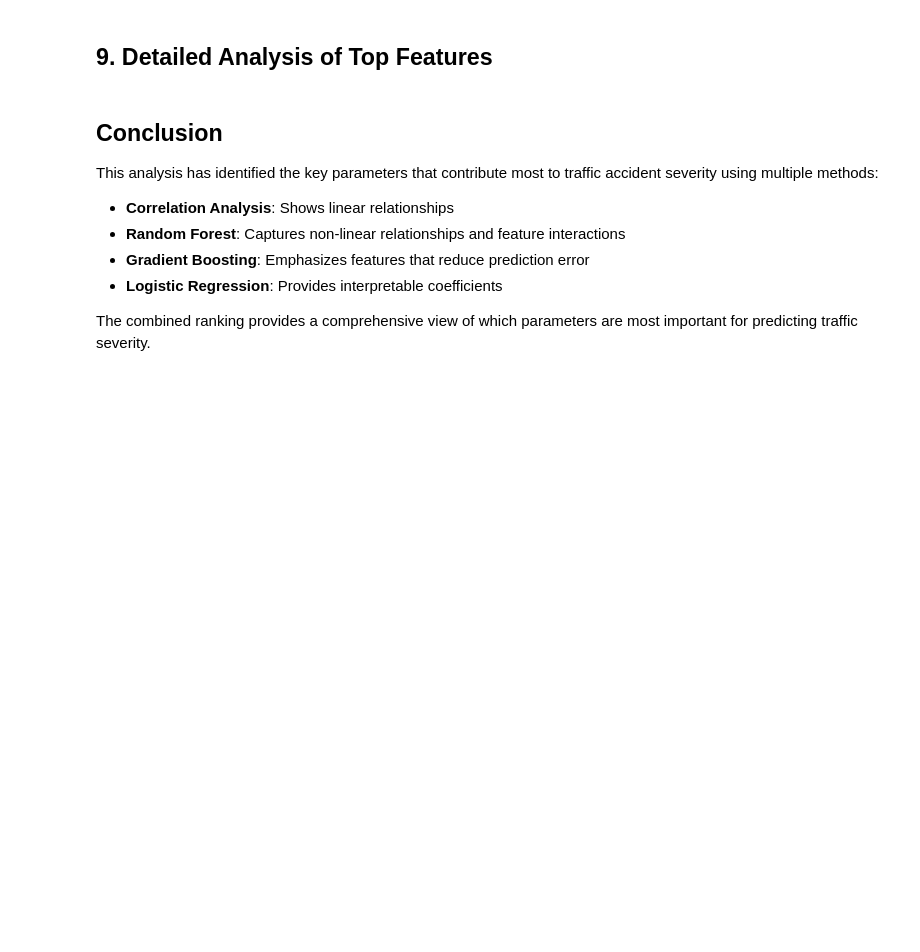
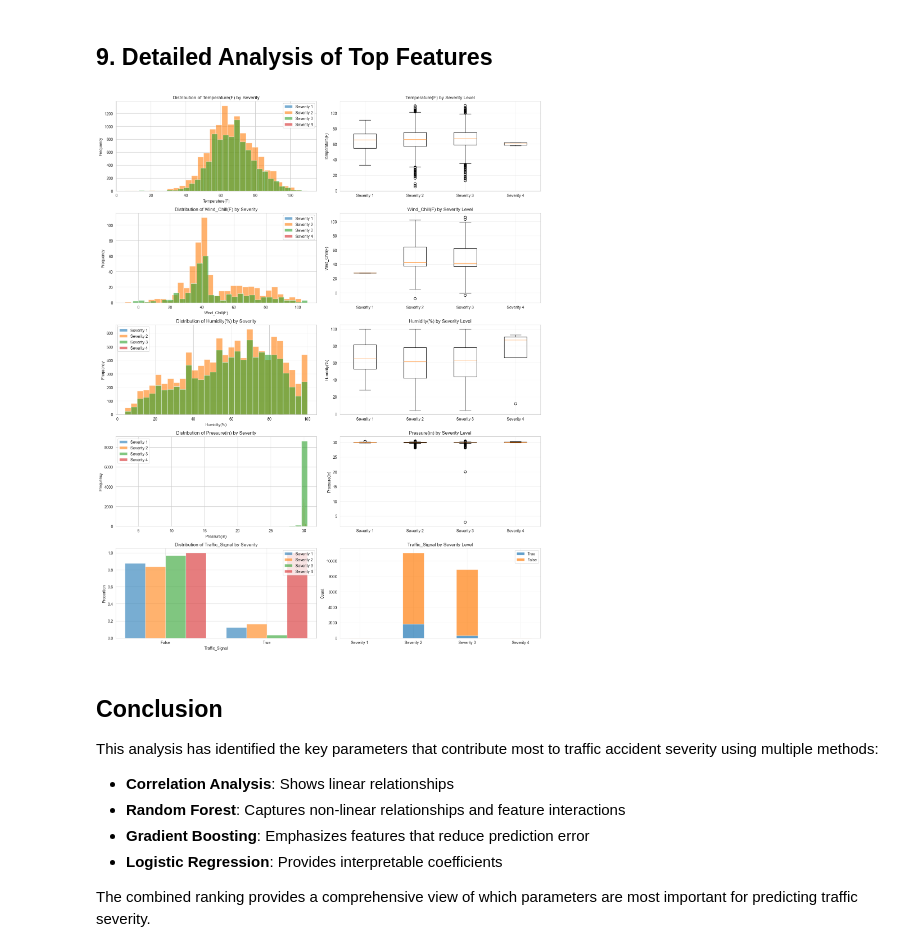
Before and after one commit to Domistreng/Ds410-Project, a Jupyter notebook: notebooks/feature_importance_analysis.ipynb, the cells around one changed output. Cells and saved outputs as stored; diff of their text form; code cells hidden in the pictures; blank space fills up the shorter version.

```diff
--- a/notebooks/feature_importance_analysis.ipynb
+++ b/notebooks/feature_importance_analysis.ipynb
@@ -678,37 +904,79 @@ print("=" * 80)
 # %%
 # Analyze top 5 features in detail
 top_5_features = combined_importance.head(5)['feature'].tolist()
 
 fig, axes = plt.subplots(len(top_5_features), 2, figsize=(16, 4*len(top_5_features)))
 
 for idx, feature in enumerate(top_5_features):
+    # Check if feature is binary/boolean
+    unique_vals = df[feature].dropna().unique()
+    is_binary = len(unique_vals) <= 2 or df[feature].dtype == 'bool'
+
     # Distribution by severity
-    for severity in sorted(df['Severity'].unique()):
-        severity_data = df[df['Severity'] == severity][feature].dropna()
-        axes[idx, 0].hist(severity_data, alpha=0.6, label=f'Severity {severity}', bins=30)
+    if is_binary:
+        # For binary features, use bar plots instead of histograms
+        x_pos = np.arange(len(unique_vals))
+        width = 0.2
+        severity_levels = sorted(df['Severity'].unique())
+
+        for i, severity in enumerate(severity_levels):
+            severity_data = df[df['Severity'] == severity][feature].value_counts(normalize=True, sort=False)
+            axes[idx, 0].bar(x_pos + i*width, severity_data.values, width,
+                           alpha=0.6, label=f'Severity {severity}')
+
+        axes[idx, 0].set_xticks(x_pos + width*1.5)
+        axes[idx, 0].set_xticklabels(['False', 'True'] if df[feature].dtype == 'bool' else unique_vals)
+        axes[idx, 0].set_ylabel('Proportion')
+    else:
+        # For numeric features, use histograms
+        for severity in sorted(df['Severity'].unique()):
+            severity_data = df[df['Severity'] == severity][feature].dropna()
+            axes[idx, 0].hist(severity_data, alpha=0.6, label=f'Severity {severity}', bins=30)
+        axes[idx, 0].set_ylabel('Frequency')
+
     axes[idx, 0].set_xlabel(feature)
-    axes[idx, 0].set_ylabel('Frequency')
     axes[idx, 0].set_title(f'Distribution of {feature} by Severity')
     axes[idx, 0].legend()
 
-    # Box plot
-    severity_list = []
-    feature_list = []
-    for severity in sorted(df['Severity'].unique()):
-        severity_data = df[df['Severity'] == severity][feature].dropna()
-        severity_list.extend([severity] * len(severity_data))
-        feature_list.extend(severity_data.tolist())
+    # Box plot or count plot depending on feature type
+    if is_binary:
+        # For binary features, show counts instead of box plot
+        severity_levels = sorted(df['Severity'].unique())
+        x_pos = np.arange(len(severity_levels))
 
-    severity_df = pd.DataFrame({'Severity': severity_list, feature: feature_list})
-    axes[idx, 1].boxplot([severity_df[severity_df['Severity'] == s][feature].dropna()
-                          for s in sorted(df['Severity'].unique())],
-                         labels=[f'Severity {s}' for s in sorted(df['Severity'].unique())])
-    axes[idx, 1].set_ylabel(feature)
+        true_counts = [df[(df['Severity'] == s) & (df[feature] == True)].shape[0]
+                      for s in severity_levels]
+        false_counts = [df[(df['Severity'] == s) & (df[feature] == False)].shape[0]
+                       for s in severity_levels]
+
+        axes[idx, 1].bar(x_pos, true_counts, width=0.4, alpha=0.7, label='True')
+        axes[idx, 1].bar(x_pos, false_counts, width=0.4, alpha=0.7, bottom=true_counts, label='False')
+        axes[idx, 1].set_xticks(x_pos)
+        axes[idx, 1].set_xticklabels([f'Severity {s}' for s in severity_levels])
+        axes[idx, 1].set_ylabel('Count')
+        axes[idx, 1].legend()
+    else:
+        # For numeric features, use box plot
+        severity_list = []
+        feature_list = []
+        for severity in sorted(df['Severity'].unique()):
+            severity_data = df[df['Severity'] == severity][feature].dropna()
+            severity_list.extend([severity] * len(severity_data))
+            feature_list.extend(severity_data.tolist())
+
+        severity_df = pd.DataFrame({'Severity': severity_list, feature: feature_list})
+        axes[idx, 1].boxplot([severity_df[severity_df['Severity'] == s][feature].dropna()
+                              for s in sorted(df['Severity'].unique())],
+                             labels=[f'Severity {s}' for s in sorted(df['Severity'].unique())])
+        axes[idx, 1].set_ylabel(feature)
+
     axes[idx, 1].set_title(f'{feature} by Severity Level')
     axes[idx, 1].grid(True, alpha=0.3)
 
 plt.tight_layout()
 plt.show()
+# %% [output]
+[figure, added]
 # %% [markdown]
 ## Conclusion
 
```
Also changed, not shown: parts of 23 cells of this notebook.
